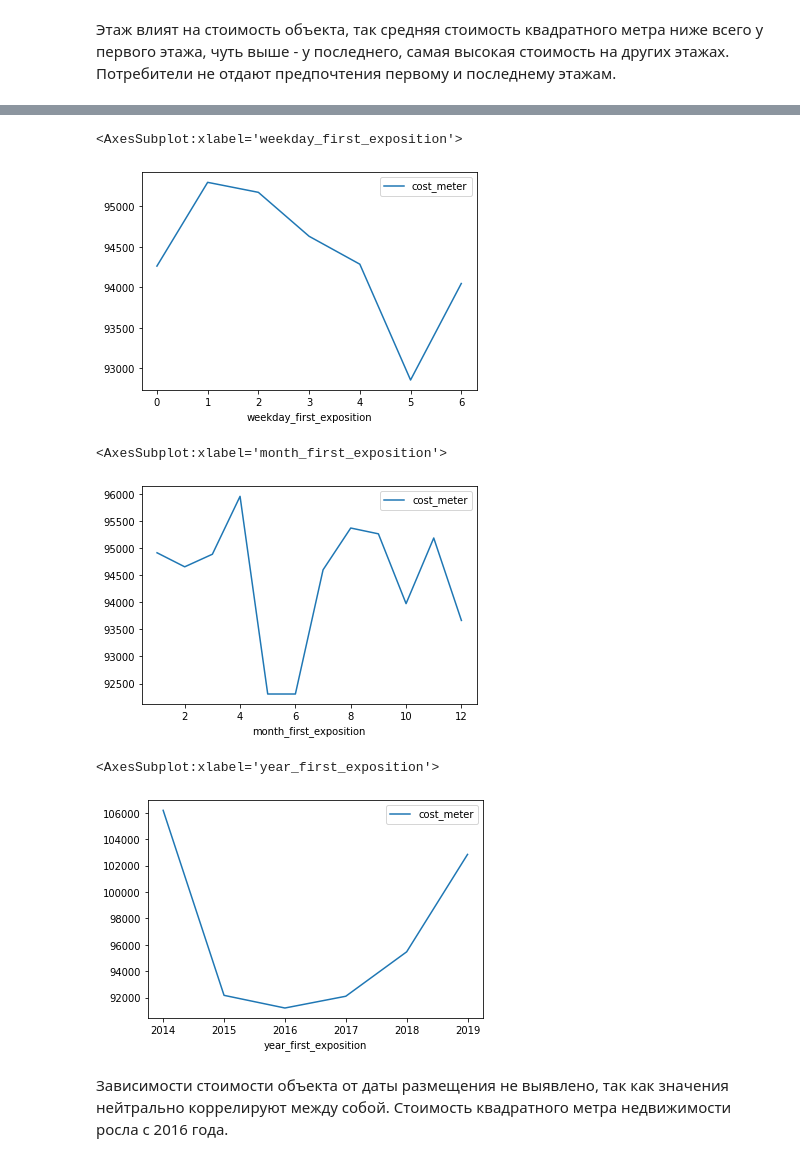
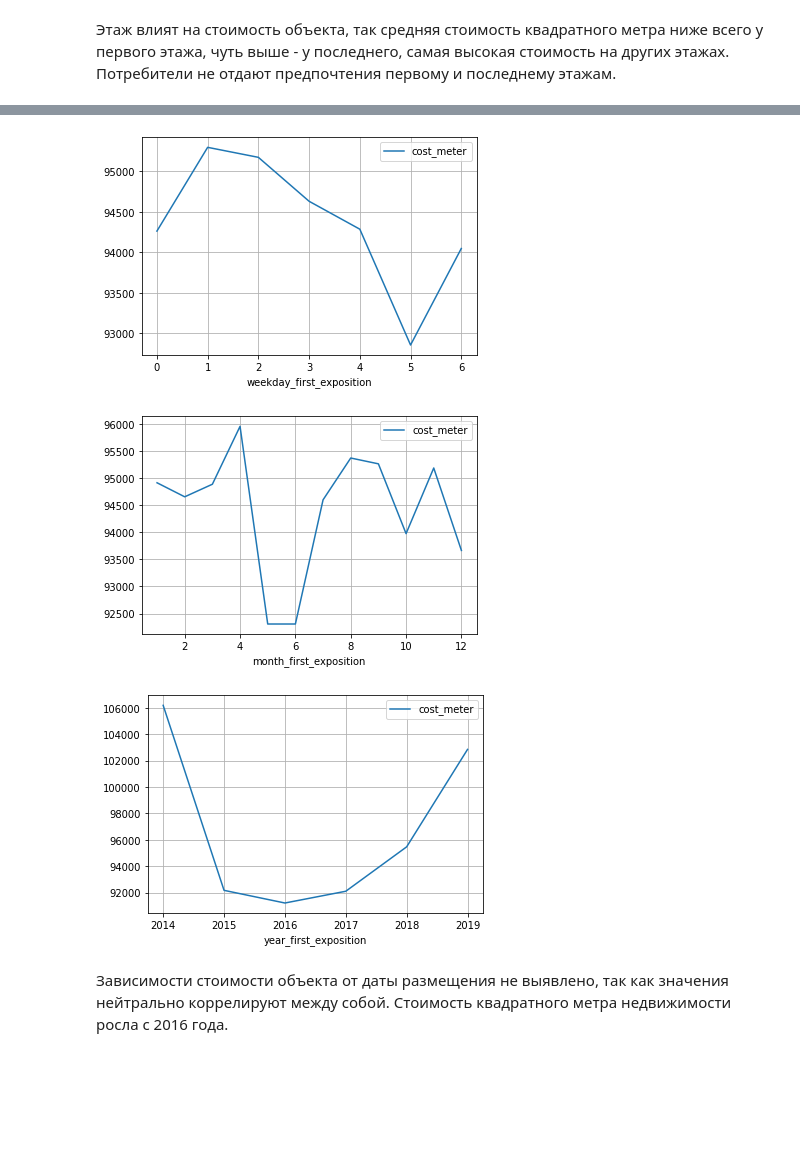
Before and after one commit to KonstantinKosinskii/my_works, a Jupyter notebook: Cost_of_apartments/Сost_of_apartments .ipynb, the cells around one changed output, grey strips where cells are left out. Saved outputs shown, nothing was run; the diff lists cells and outputs as text; code cells hidden in the pictures; blank space fills up the shorter version.

```diff
--- a/Cost_of_apartments/Сost_of_apartments.ipynb
+++ b/Cost_of_apartments/Сost_of_apartments .ipynb
@@ -1256,24 +1223,24 @@ correlation_cost_3
 # %%
 better_data.pivot_table(
     index='weekday_first_exposition', values='cost_meter', aggfunc='median'
-).plot(y='cost_meter')
+).plot(y='cost_meter', grid=True)
+plt.show()
 # %% [output]
-<AxesSubplot:xlabel='weekday_first_exposition'>
-[figure, old version]
+[figure, new version]
 # %%
 better_data.pivot_table(
     index='month_first_exposition', values='cost_meter', aggfunc='median'
-).plot(y='cost_meter')
+).plot(y='cost_meter', grid=True)
+plt.show()
 # %% [output]
-<AxesSubplot:xlabel='month_first_exposition'>
-[figure, old version]
+[figure, new version]
 # %%
 better_data.pivot_table(
     index='year_first_exposition', values='cost_meter', aggfunc='median'
-).plot(y='cost_meter')
+).plot(y='cost_meter', grid=True)
+plt.show()
 # %% [output]
-<AxesSubplot:xlabel='year_first_exposition'>
-[figure, old version]
+[figure, new version]
 # %% [markdown]
 Зависимости стоимости объекта от даты размещения не выявлено, так как значения нейтрально коррелируют между собой. Стоимость квадратного метра недвижимости росла с 2016 года.
 # %% [markdown]
```
Also changed, not shown: parts of 26 cells of this notebook, 1 other file.
